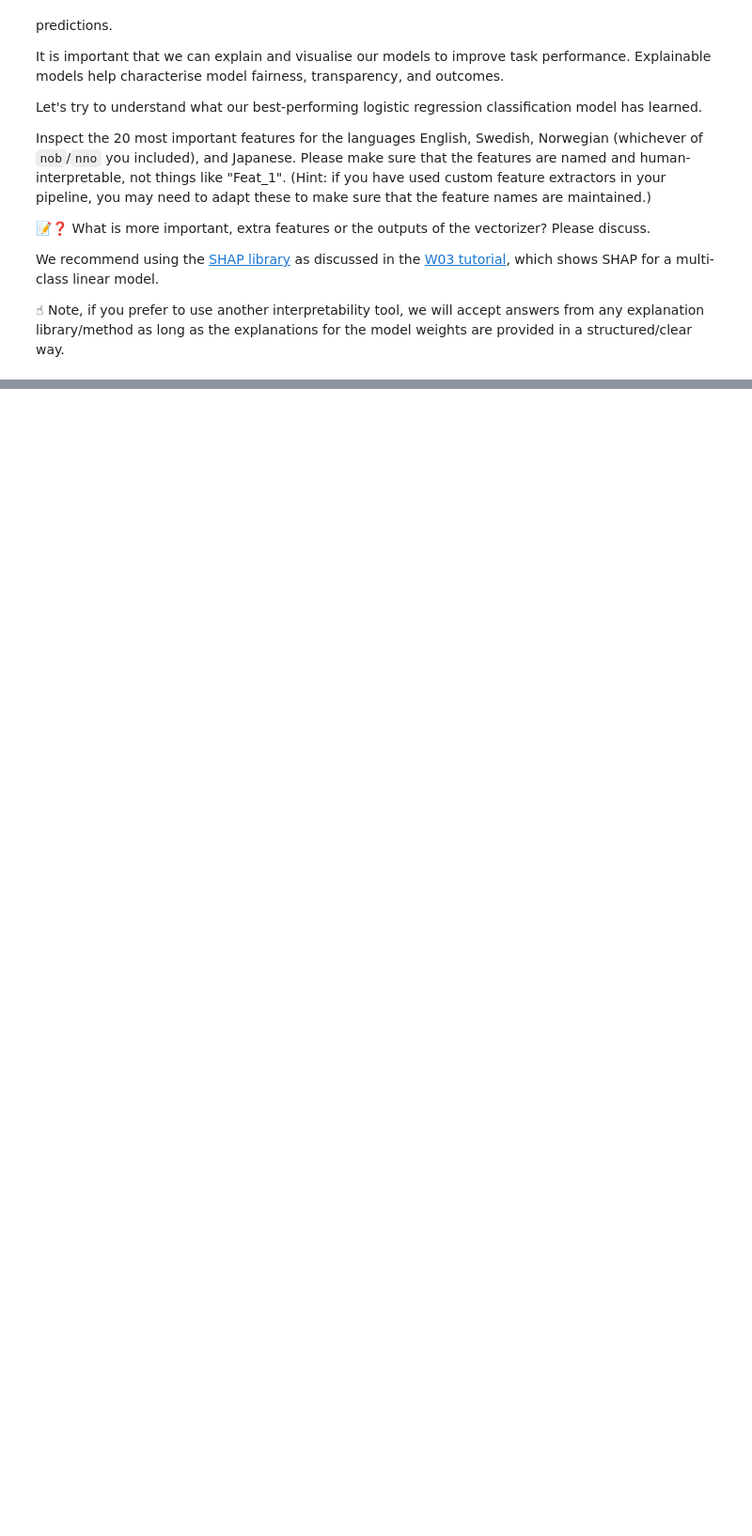
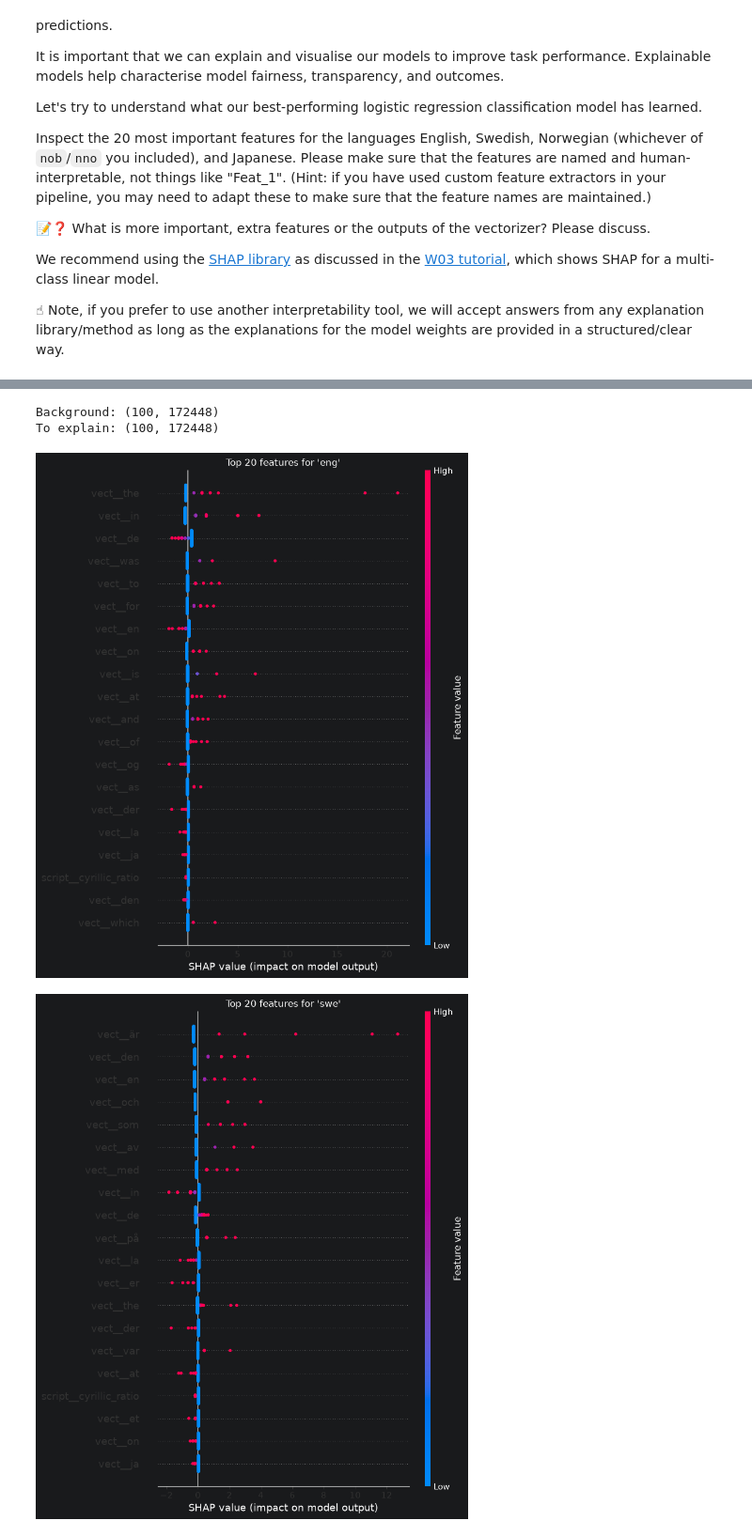
Before and after one commit to smemmishofer/ML4NLP1-2026-Tutorial-Notebooks, a Jupyter notebook: exercises/ex1/ex1_lr.ipynb, the cells around one changed output, grey strips where cells are left out. Shown at 94% size. Saved outputs shown, nothing was run; the diff lists cells and outputs as text; code cells hidden in the pictures; blank space fills up the shorter version.

```diff
--- a/exercises/ex1/ex1_lr.ipynb
+++ b/exercises/ex1/ex1_lr.ipynb
@@ -770,0 +918,53 @@ import shap
+# %%
+rng = np.random.RandomState(42)
+
+# same as W03; background is used by SHAP as a reference
+# explain is used by SHAP to measure if the features push model scores above or below of the reference
+background_idx = rng.choice(len(train_subset), size=100, replace=False)
+explain_idx = rng.choice(len(test_subset), size=100, replace=False)
+
+X_background = features_step.transform(
+    train_subset['text'].iloc[background_idx]
+)
+
+X_explain = features_step.transform(
+    test_subset['text'].iloc[explain_idx]
+)
+
+print("Background:", X_background.shape)
+print("To explain:", X_explain.shape)
+# %% [output]
+Background: (100, 172448)
+To explain: (100, 172448)
+# %%
+# TODO: Inspect most important features according to the model using SHAP
+
+for language in ['eng', 'swe', 'nob', 'jpn']:
+    class_idx = list(clf.classes_).index(language)
+
+    explainer = shap.LinearExplainer(
+        (clf.coef_[class_idx], clf.intercept_[class_idx]),
+        X_background,
+        feature_names=feature_names
+    )
+    shap_values = explainer(X_explain)
+
+    # Rank features by their average absolute contribution
+    importance = np.abs(shap_values.values).mean(axis=0)
+    top_idx = np.argsort(importance)[-20:][::-1]
+
+    # Keep only the top 20 features for plotting
+    top_values = shap.Explanation(
+        values=shap_values.values[:, top_idx],
+        base_values=shap_values.base_values,
+        data=X_explain[:, top_idx].toarray(),
+        feature_names=feature_names[top_idx]
+    )
+
+    shap.plots.beeswarm(top_values, max_display=20, show=False)
+    plt.title(f"Top 20 features for '{language}'")
+    plt.tight_layout()
+    plt.show()
+# %% [output]
+[figure, added]
+[figure, added]
```
Also changed, not shown: parts of 22 cells of this notebook.
